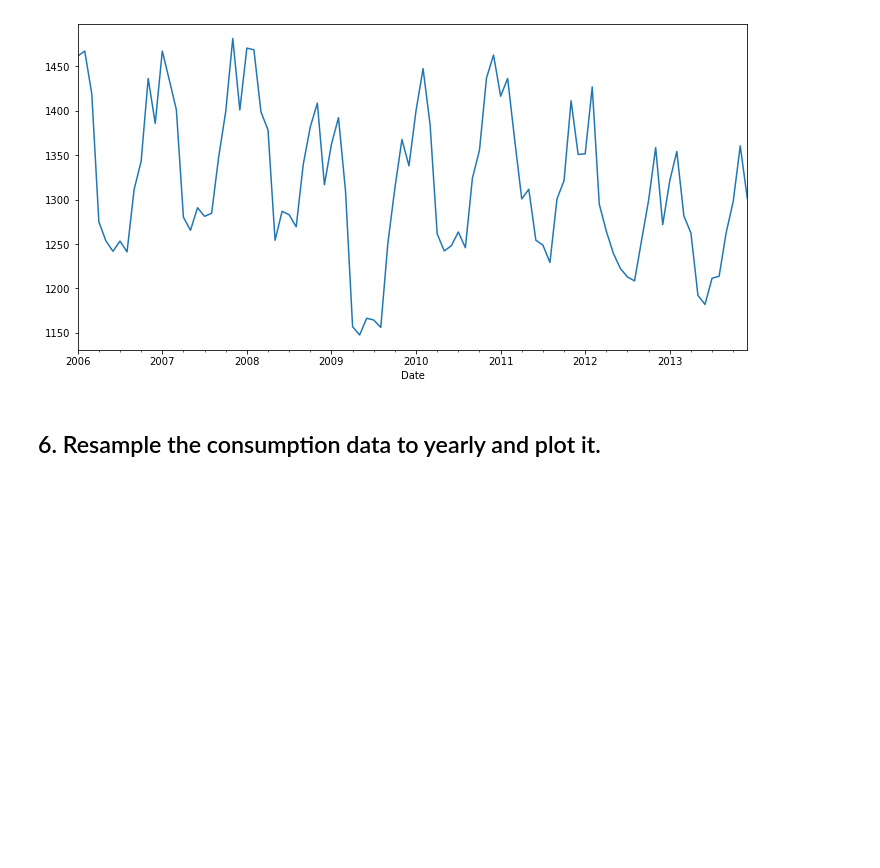
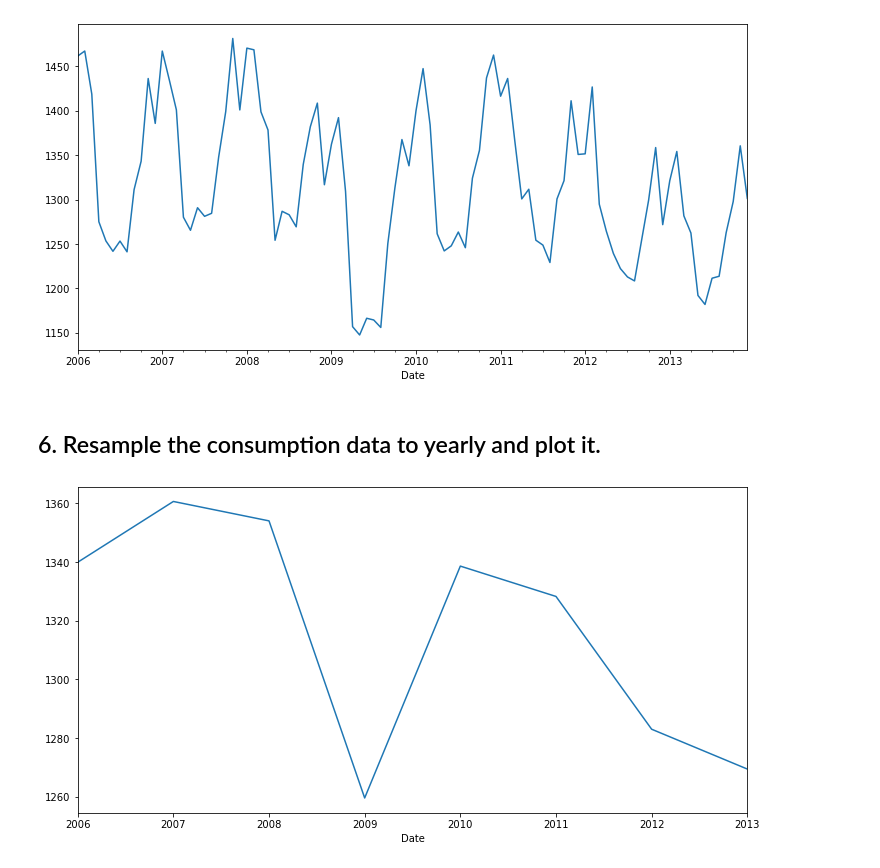
Before and after one commit to Miller-Ryan-1/time-series-exercises, a Jupyter notebook: explore.ipynb, the cells around one changed output. Saved outputs shown, nothing was run; the diff lists cells and outputs as text; code cells hidden in the pictures; blank space fills up the shorter version.

```diff
--- a/explore.ipynb
+++ b/explore.ipynb
@@ -250,3 +250,9 @@ plt.show()
 [figure]
 # %% [markdown]
 ## 6. Resample the consumption data to yearly and plot it.
+# %%
+plt.figure(figsize=(12,6))
+train2.resample('Y').mean().Consumption.plot(label='Yearly Electricity Consumed')
+plt.show()
+# %% [output]
+[figure, added]
```
Also changed, not shown: parts of 24 cells of this notebook.
